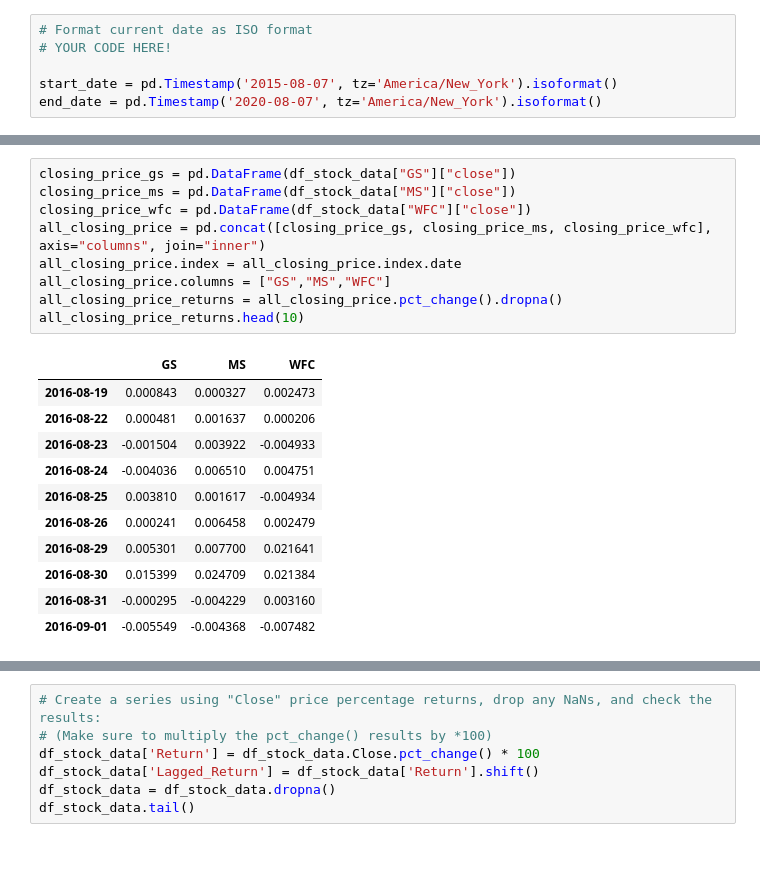
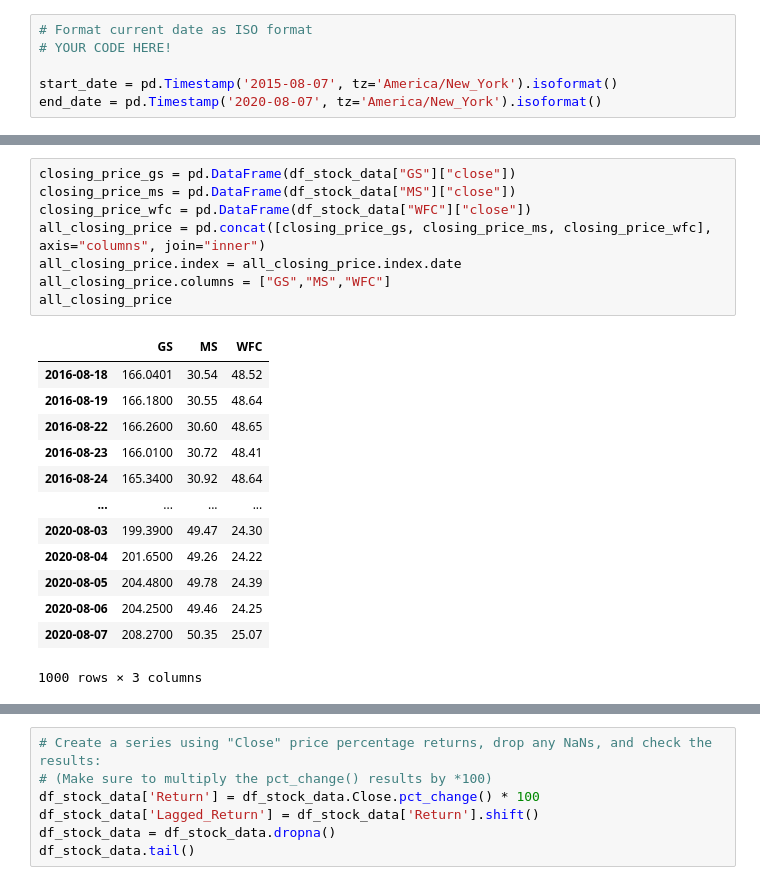
Before and after one commit to Billieo/p2-g3, a Jupyter notebook: financialprog2.ipynb, the cells around one changed output, grey strips where cells are left out. Saved outputs shown, nothing was run; the diff lists cells and outputs as text; blank space fills up the shorter version.

```diff
--- a/financialprog2.ipynb
+++ b/financialprog2.ipynb
@@ -240,21 +257,22 @@ df_stock_data.head()
 # %%
 closing_price_gs = pd.DataFrame(df_stock_data["GS"]["close"])
 closing_price_ms = pd.DataFrame(df_stock_data["MS"]["close"])
 closing_price_wfc = pd.DataFrame(df_stock_data["WFC"]["close"])
 all_closing_price = pd.concat([closing_price_gs, closing_price_ms, closing_price_wfc], axis="columns", join="inner")
 all_closing_price.index = all_closing_price.index.date
 all_closing_price.columns = ["GS","MS","WFC"]
-all_closing_price_returns = all_closing_price.pct_change().dropna()
-all_closing_price_returns.head(10)
+all_closing_price
 # %% [output]
 |  | GS | MS | WFC |
-| 2016-08-19 | 0.000843 | 0.000327 | 0.002473 |
-| 2016-08-22 | 0.000481 | 0.001637 | 0.000206 |
-| 2016-08-23 | -0.001504 | 0.003922 | -0.004933 |
-| 2016-08-24 | -0.004036 | 0.006510 | 0.004751 |
-| 2016-08-25 | 0.003810 | 0.001617 | -0.004934 |
-| 2016-08-26 | 0.000241 | 0.006458 | 0.002479 |
-| 2016-08-29 | 0.005301 | 0.007700 | 0.021641 |
-| 2016-08-30 | 0.015399 | 0.024709 | 0.021384 |
-| 2016-08-31 | -0.000295 | -0.004229 | 0.003160 |
-| 2016-09-01 | -0.005549 | -0.004368 | -0.007482 |
+| 2016-08-18 | 166.0401 | 30.54 | 48.52 |
+| 2016-08-19 | 166.1800 | 30.55 | 48.64 |
+| 2016-08-22 | 166.2600 | 30.60 | 48.65 |
+| 2016-08-23 | 166.0100 | 30.72 | 48.41 |
+| 2016-08-24 | 165.3400 | 30.92 | 48.64 |
+| ... | ... | ... | ... |
+| 2020-08-03 | 199.3900 | 49.47 | 24.30 |
+| 2020-08-04 | 201.6500 | 49.26 | 24.22 |
+| 2020-08-05 | 204.4800 | 49.78 | 24.39 |
+| 2020-08-06 | 204.2500 | 49.46 | 24.25 |
+| 2020-08-07 | 208.2700 | 50.35 | 25.07 |
+1000 rows × 3 columns
```
Also changed, not shown: parts of 8 cells of this notebook.
